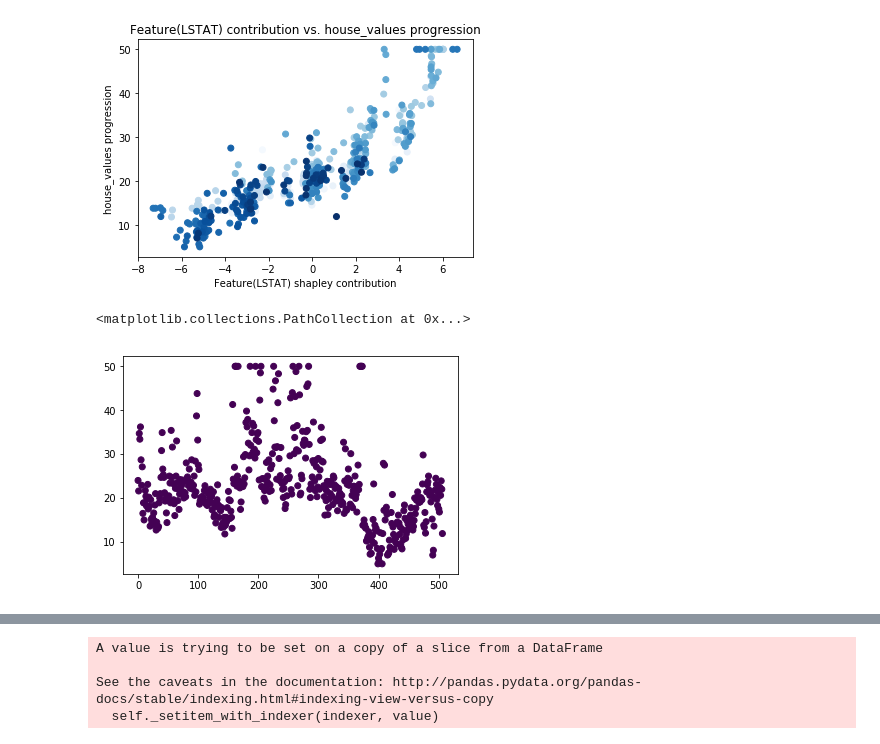
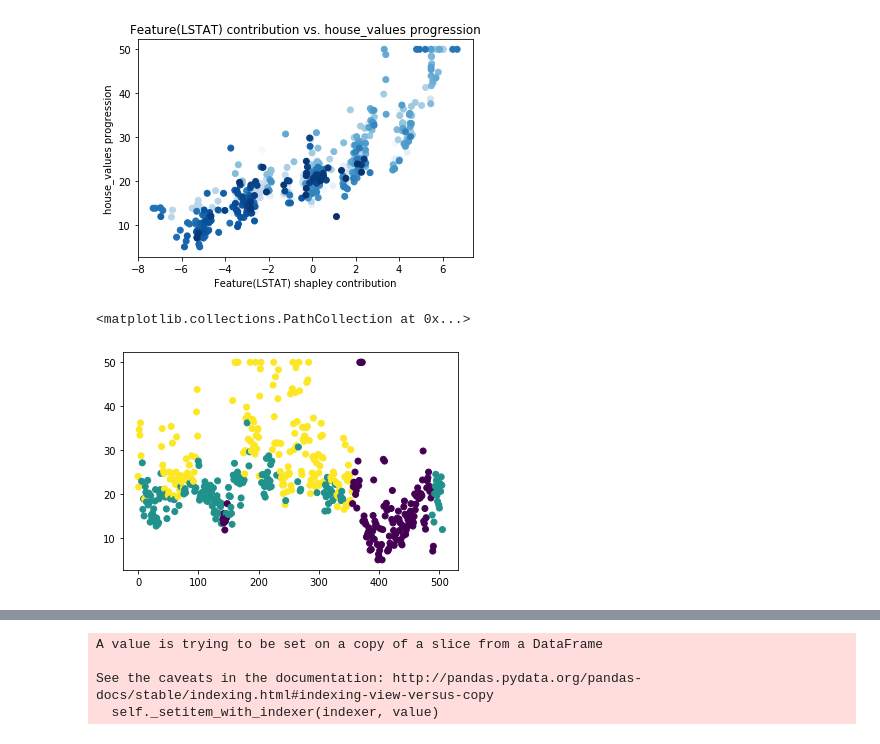
Before and after one commit to koralpc/shapley-bootstrapping, a Jupyter notebook: Notebooks/Shapley_Clustering_Boston_Dataset.ipynb, the cells around one changed output, grey strips where cells are left out. Cells and saved outputs as stored; diff of their text form; code cells hidden in the pictures.

```diff
--- a/Notebooks/Shapley_Clustering_Boston_Dataset.ipynb
+++ b/Notebooks/Shapley_Clustering_Boston_Dataset.ipynb
@@ -24,11 +24,11 @@ model_type = 'XGBoost'
 # %%
 # train XGBoost model
 
-X,y,name = datasets.nye_airbnb()
+X,y,name = datasets.boston()
 X_train, X_test, y_train, y_test = train_test_split(X, y, test_size=0.20, random_state=0)
 from sklearn.linear_model import LinearRegression
-#model = LinearRegression().fit(X, y)
-model = xgboost.train({"learning_rate": 0.01}, xgboost.DMatrix(X, label=y), 100)
+model = LinearRegression().fit(X, y)
+#model = xgboost.train({"learning_rate": 0.01}, xgboost.DMatrix(X, label=y), 100)
 # %%
 X_instanced = pd.concat((X,pd.DataFrame(columns = ['instance'])),axis = 1)
 X_instanced['instance'].loc[X_train.index] = 'train'
@@ -39,8 +44,8 @@ y_instanced['instance'].loc[X_test.index] = 'test'
 # %%
 # explain the model's predictions using SHAP values
 # (same syntax works for LightGBM, CatBoost, and scikit-learn models)
-#explainer = shap.LinearExplainer(model,X)
-explainer = shap.TreeExplainer(model)
+explainer = shap.LinearExplainer(model,X)
+#explainer = shap.TreeExplainer(model)
 shap_values = explainer.shap_values(X)
 # %%
 # visualize the first prediction's explanation (use matplotlib=True to avoid Javascript)
@@ -90,19 +97,19 @@ plotHelper.plotAllFeatures(shap_dataframe)
 #Start clustering
 from Framework import cluster
 from sklearn.cluster import KMeans
-nClusters = 1
+nClusters = 3
 #Train KMeans, because the data is unsupervised(Regression data)
 #kmeans = KMeans(n_clusters=3, random_state=0).fit(shap_values)
 kmeans = cluster.clusterData(KMeans(n_clusters=nClusters, random_state=0).fit,shap_values)
 # %%
 #Get the labels, concat into original data, and sor the labels for into cluster groups
-shap_dataframe_labeled = pd.concat([shap_dataframe,pd.DataFrame(kmeans.labels_,columns =[ 'labels'])],axis = 1)
+#shap_dataframe_labeled = pd.concat([shap_dataframe,pd.DataFrame(kmeans.labels_,columns =[ 'labels'])],axis = 1)
 #shap_grouped = shap_dataframe_labeled.sort_values(['labels'])
-X_labeled = pd.concat([X,shap_dataframe_labeled['labels']], axis = 1)
-plt.scatter(np.linspace(0,len(X),len(X)),y,c = X_labeled['labels'])
+#X_labeled = pd.concat([X,shap_dataframe_labeled['labels']], axis = 1)
+plt.scatter(range(len(X)),y,c = kmeans.labels_)
 # %% [output]
 <matplotlib.collections.PathCollection at 0x...>
-[figure, old version]
+[figure, new version]
 # %%
 kmeans_original = cluster.clusterData(KMeans(n_clusters=nClusters, random_state=0).fit,X)
 plt.scatter(np.arange(len(X)),y,c = kmeans_original.labels_)
```
Also changed, not shown: parts of 4 cells of this notebook, 55 other files.
